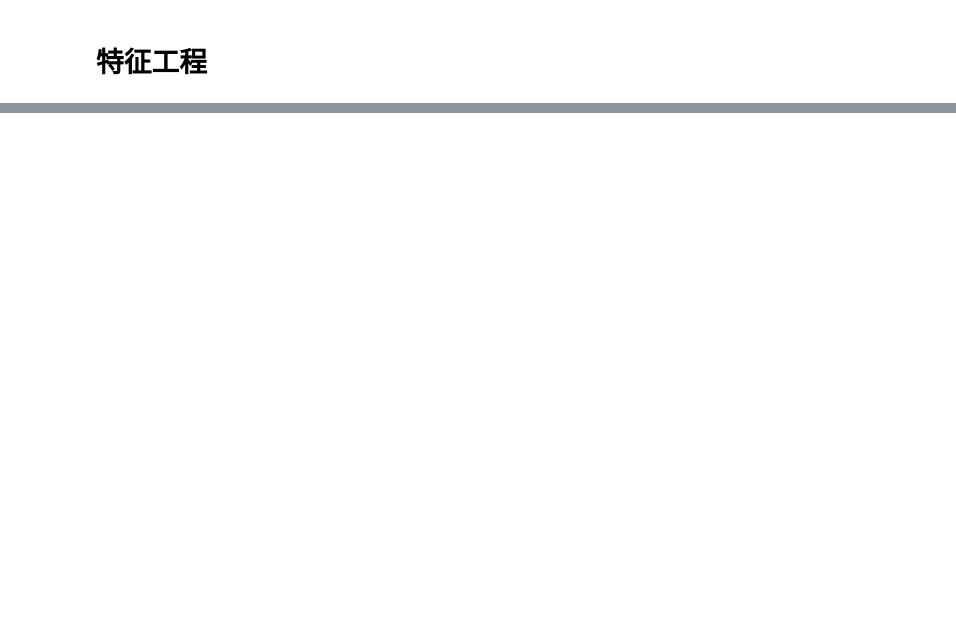
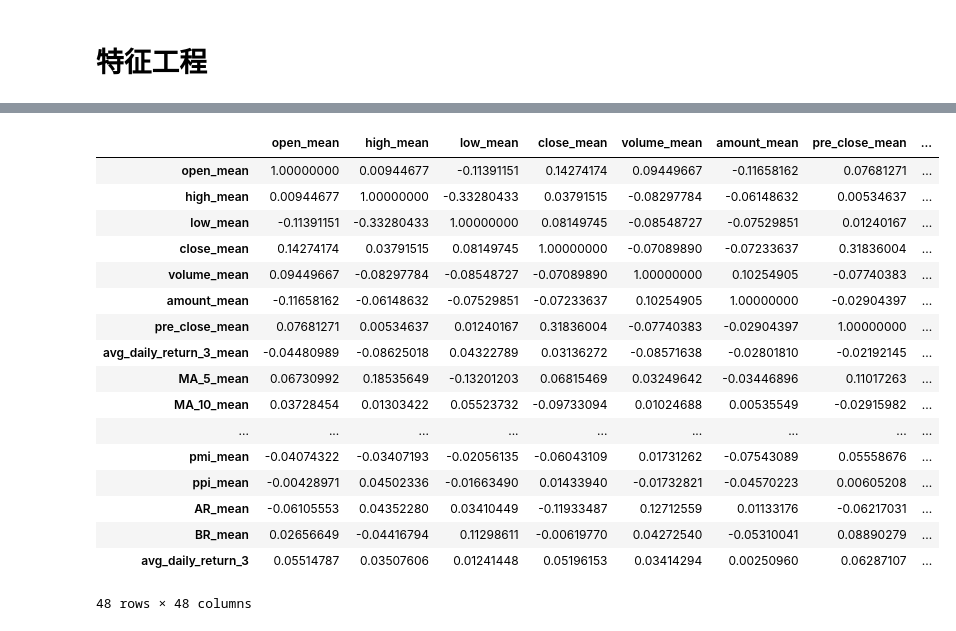
Before and after one commit to Monsoon007/LSTM-XGBOOST, a Jupyter notebook: 7106f7e7-f01e-11ee-8953-a00af654686a/数据工程.ipynb, the cells around one changed output, grey strips where cells are left out. Cells and saved outputs as stored; diff of their text form; code cells hidden in the pictures; blank space fills up the shorter version.

```diff
--- a/7106f7e7-f01e-11ee-8953-a00af654686a/数据工程.ipynb
+++ b/7106f7e7-f01e-11ee-8953-a00af654686a/数据工程.ipynb
@@ -241,0 +382,36 @@ def calculate_br(data, period=26):
+# %%
+from sklearn.preprocessing import StandardScaler
+
+def pack_data_with_scaling(data, input_columns, output_column, window_size):
+    """
+    将DataFrame中的数据打包成LSTM的输入和输出，并对每个窗口的输入数据进行标准化处理。
+    """
+    X = []
+    y = []
+    scaler = StandardScaler()
+
+    for i in range(len(data) - window_size):
+        window_data = data[input_columns].iloc[i:i + window_size] #python的区间是左闭右开
+        scaled_window_data = scaler.fit_transform(window_data)
+        X.append(scaled_window_data)  #只对输入数据进行标准化处理
+        y.append(data[output_column].iloc[i + window_size])
+
+    return np.array(X), np.array(y)
+
+# 选择用于预测的特征列
+# input_columns = ['close', 'volume', 'log_return', 'MA_5', 'MA_10', 'MA_20', 'MA_60', 'MA_120',
+#                  'EMA_5', 'EMA_10', 'EMA_20', 'EMA_60', 'EMA_120',
+#                  'RSI', 'ATR', 'Bollinger_Width', 'VWAP', 'bdi', 'AR', 'BR']
+input_columns = data.columns.tolist()
+print(input_columns)
+output_column = 'avg_daily_return_'+str(T)
+# 打包数据
+window_size=20
+X, y = pack_data_with_scaling(data, input_columns, output_column, window_size)
+
+# 说明：X的形状为(样本数量, 窗口大小, 特征数量)，y的形状为(样本数量,)。
+# print这些信息，要对应到“样本数量：”
+print(X.shape, y.shape)
+print('样本数量：', X.shape[0])
+print('窗口大小：', X.shape[1])
+print('特征数量：', X.shape[2])
@@ -241,0 +591,21 @@ def calculate_br(data, period=26):
+# %%
+data_combined.corr()
+# %% [output]
+|  | open_mean | high_mean | low_mean | close_mean | volume_mean | amount_mean | pre_close_mean | ... |
+| open_mean | 1.00000000 | 0.00944677 | -0.11391151 | 0.14274174 | 0.09449667 | -0.11658162 | 0.07681271 | ... |
+| high_mean | 0.00944677 | 1.00000000 | -0.33280433 | 0.03791515 | -0.08297784 | -0.06148632 | 0.00534637 | ... |
+| low_mean | -0.11391151 | -0.33280433 | 1.00000000 | 0.08149745 | -0.08548727 | -0.07529851 | 0.01240167 | ... |
+| close_mean | 0.14274174 | 0.03791515 | 0.08149745 | 1.00000000 | -0.07089890 | -0.07233637 | 0.31836004 | ... |
+| volume_mean | 0.09449667 | -0.08297784 | -0.08548727 | -0.07089890 | 1.00000000 | 0.10254905 | -0.07740383 | ... |
+| amount_mean | -0.11658162 | -0.06148632 | -0.07529851 | -0.07233637 | 0.10254905 | 1.00000000 | -0.02904397 | ... |
+| pre_close_mean | 0.07681271 | 0.00534637 | 0.01240167 | 0.31836004 | -0.07740383 | -0.02904397 | 1.00000000 | ... |
+| avg_daily_return_3_mean | -0.04480989 | -0.08625018 | 0.04322789 | 0.03136272 | -0.08571638 | -0.02801810 | -0.02192145 | ... |
+| MA_5_mean | 0.06730992 | 0.18535649 | -0.13201203 | 0.06815469 | 0.03249642 | -0.03446896 | 0.11017263 | ... |
+| MA_10_mean | 0.03728454 | 0.01303422 | 0.05523732 | -0.09733094 | 0.01024688 | 0.00535549 | -0.02915982 | ... |
+| ... | ... | ... | ... | ... | ... | ... | ... | ... |
+| pmi_mean | -0.04074322 | -0.03407193 | -0.02056135 | -0.06043109 | 0.01731262 | -0.07543089 | 0.05558676 | ... |
+| ppi_mean | -0.00428971 | 0.04502336 | -0.01663490 | 0.01433940 | -0.01732821 | -0.04570223 | 0.00605208 | ... |
+| AR_mean | -0.06105553 | 0.04352280 | 0.03410449 | -0.11933487 | 0.12712559 | 0.01133176 | -0.06217031 | ... |
+| BR_mean | 0.02656649 | -0.04416794 | 0.11298611 | -0.00619770 | 0.04272540 | -0.05310041 | 0.08890279 | ... |
+| avg_daily_return_3 | 0.05514787 | 0.03507606 | 0.01241448 | 0.05196153 | 0.03414294 | 0.00250960 | 0.06287107 | ... |
+48 rows × 48 columns
```
Also changed, not shown: parts of 35 cells of this notebook, 1 other file.
